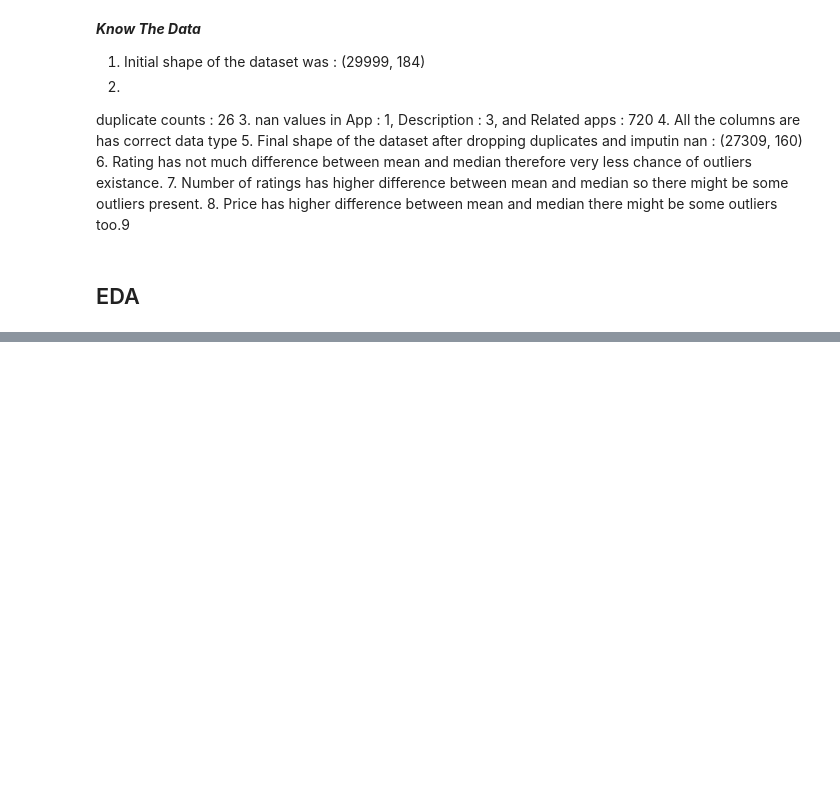
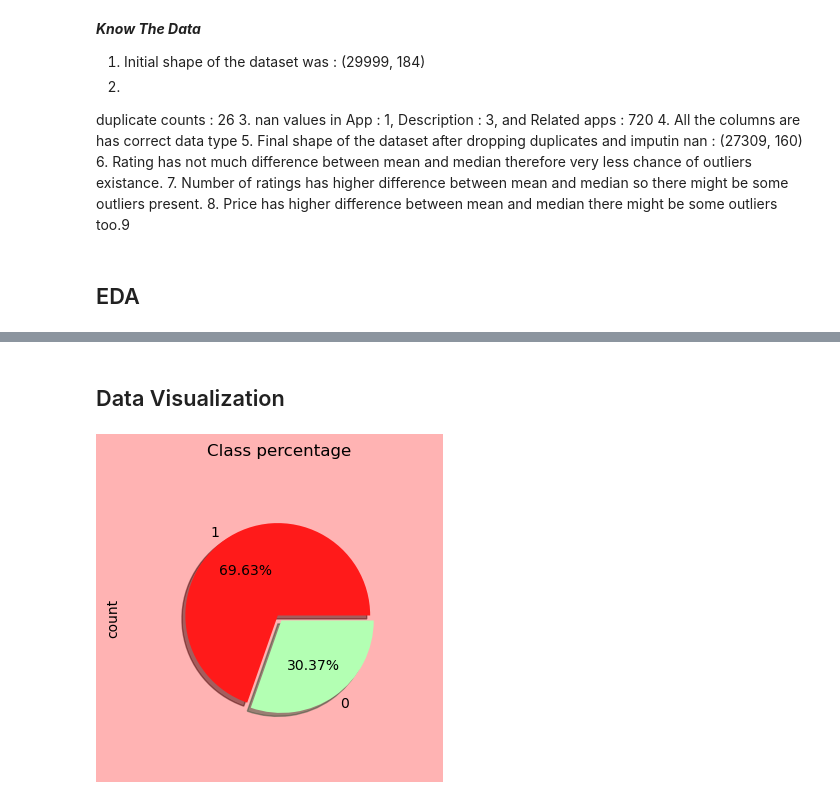
Before and after one commit to mdismailquraishicse/AndroidAuthencityPrediction, a Jupyter notebook: eda.ipynb, the cells around one changed output, grey strips where cells are left out. Cells and saved outputs as stored; diff of their text form; code cells hidden in the pictures; blank space fills up the shorter version.

```diff
--- a/eda.ipynb
+++ b/eda.ipynb
@@ -196,3 +196,10 @@ duplicate counts :  26
 8. Price has higher difference between mean and median there might be some outliers too.9
 # %% [markdown]
 ## EDA
+# %%
+dfMalware = df[df['Class']==1]
+dfNoMalware = df[df['Class']==0]
+malwareMeanMedian = pd.concat([dfMalware.describe().iloc[1],dfMalware.describe().iloc[5]],axis =1).rename(columns={'50%':'median'})
+noMalwareMeanMedian = pd.concat([dfNoMalware.describe().iloc[1],dfNoMalware.describe().iloc[5]],axis =1).rename(columns={'50%':'median'})
+df = df.sort_values(by='Number of ratings', ascending=False) # sorting by Number of ratings so that I can keep only those which has highest number of reviews
+df.head(3)
@@ -198,0 +213,7 @@ duplicate counts :  26
+# %%
+df.drop_duplicates(subset='App', keep='first', inplace=True) # drop duplicates
+top10AppsByHihestRatingCount = df.head(10) # top 10 apps with highest number of ratings
+df.sort_index(inplace=True) # sort again in previous order
+appCountByEachCategory = df.groupby(['Category'])['Class'].count().sort_values(ascending=False) # Number of apps in each category
+dangerAppCountByEachCategory = df.groupby(['Category'])['Dangerous permissions count'].mean().sort_values(ascending = False) # Number of apps in each category
+safeAppCountByEachCategory = df.groupby(['Category'])['Safe permissions count'].mean().sort_values(ascending = False) # Number of apps in each categoryv
@@ -198,0 +327,9 @@ duplicate counts :  26
+# %% [markdown]
+## Data Visualization
+# %%
+plt.figure(facecolor='#ffb3b3', figsize=(4,4))
+df['Class'].value_counts().plot.pie(autopct='%.2f%%', colors=['#ff1a1a','#b3ffb3'], explode=[.025,.025], shadow=True, radius=0.75)
+plt.title('Class percentage')
+plt.show()
+# %% [output]
+[figure, added]
```
Also changed, not shown: parts of 22 cells of this notebook.
